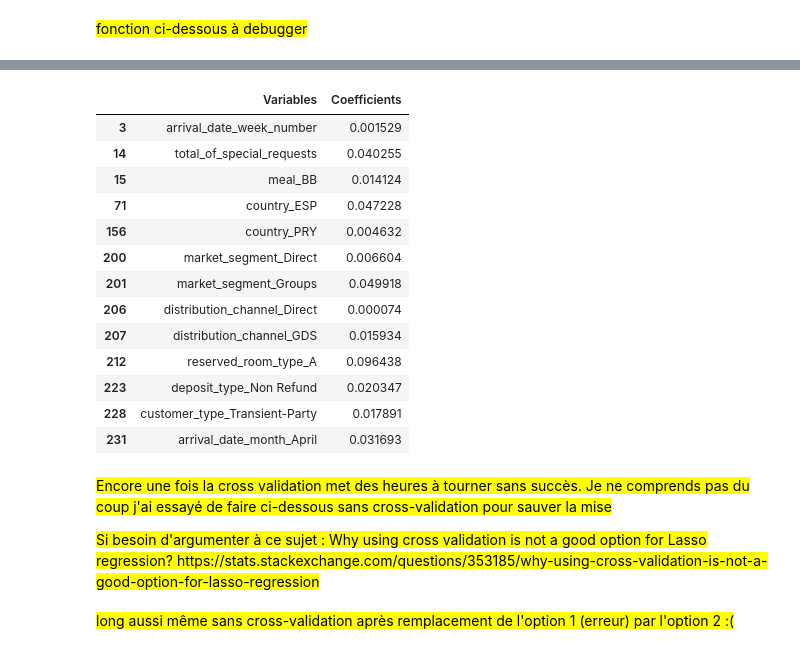
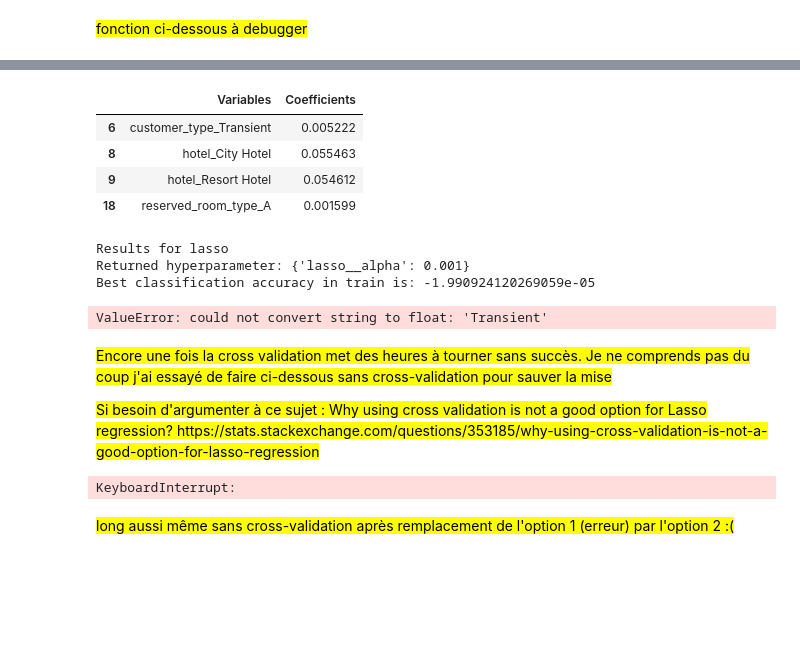
Before and after one commit to ARKEnsae/DM_ML_3A, a Jupyter notebook: TP2/TP2_KA_IB.ipynb, the cells around one changed output, grey strips where cells are left out. Saved outputs shown, nothing was run; the diff lists cells and outputs as text; code cells hidden in the pictures; blank space fills up the shorter version.

```diff
--- a/TP2/TP2_KA_IB.ipynb
+++ b/TP2/TP2_KA_IB.ipynb
@@ -875,7 +889,38 @@ g.map(sns.kdeplot, "value") #, shade=True
 # %% [markdown]
 ###  First model : simple logistic regression
+# %%
+#--------------------------------------------
+#Sélection des variables significatives
+#--------------------------------------------
+numeric_features = ["arrival_date_week_number","lead_time", "adr","children"]
+categorical_features = ["customer_type","hotel", "market_segment", "reserved_room_type"] #"bool_parking"
+features = numeric_features + categorical_features
+
+data3 = data.copy()
+
+# New variable : boolean of value 1 if required_car_parking_spaces > 0
+data3["bool_parking"] = data3["required_car_parking_spaces"] > 0
+data3["bool_parking"] = data3["bool_parking"].astype(int)
+
+X = data2[features]
+y = data2["bool_parking"]
+
+#Transformers
+numeric_transformer = Pipeline(steps=[
+                                    ("imputer", SimpleImputer(strategy="constant", fill_value=0)),
+                                    ("scaler", MinMaxScaler())])
+categorical_transformer = Pipeline(steps=[
+                                    ("imputer", SimpleImputer(strategy="constant", fill_value="Not defined")),
+                                    ("onehot", OneHotEncoder(handle_unknown='ignore'))]) #
+preproc = ColumnTransformer(transformers=[("num", numeric_transformer, numeric_features),
+                                          ("cat", categorical_transformer, categorical_features)])
+X, y = shuffle(X,y)
+X_train, X_test, y_train, y_test = train_test_split(X, y)
+
+X_preproc = preproc.fit_transform(X)
+X_train_preproc, X_test_preproc, y_train_preproc, y_test_preproc = train_test_split(X_preproc, y)
 # %%
-models = [("logreg", LogisticRegression(max_iter=700))]
+models = [("logreg", LogisticRegression(max_iter=500))]
 grids = {"logreg" : {'logreg__C': np.logspace(-2, 2, 5, base=2)}}
 for name, model in models:
     pipe = Pipeline(steps=[('preprocessor', preproc), (name, model)])
@@ -894,6 +939,5 @@ Classification accuracy on test is: 0.9384548378450818
 # %%
-#logregr = LogisticRegression(max_iter=500, C=0.25) #best parameter C=0.25
-logregr = LogisticRegression(max_iter=500, C=0.5) #best parameter C=0.25
+logregr = LogisticRegression(max_iter=500, C=0.25) #best parameter C=0.25
 logregr.fit(X_train_preproc,y_train)
 y_pred = logregr.predict(X_test_preproc)
 
@@ -992,23 +1036,14 @@ len(labels_one_hot(X,categorical_features,numeric_features))
 # %%
-nom_var = labels_one_hot(X,categorical_features,numeric_features) + ['toto'] #juste en raison du bug ci-dessus
+nom_var = labels_one_hot(X,categorical_features,numeric_features)
 #print the non-zero coefficients for alpha = 0.001
 coeff001 = pd.DataFrame({'Variables':nom_var,'Coefficients':coefs_lasso[:,9]}) #alpha = 0.001
 coeff001[coeff001['Coefficients']>0]
 # %% [output]
 |  | Variables | Coefficients |
-| 3 | arrival_date_week_number | 0.001529 |
-| 14 | total_of_special_requests | 0.040255 |
-| 15 | meal_BB | 0.014124 |
-| 71 | country_ESP | 0.047228 |
-| 156 | country_PRY | 0.004632 |
-| 200 | market_segment_Direct | 0.006604 |
-| 201 | market_segment_Groups | 0.049918 |
-| 206 | distribution_channel_Direct | 0.000074 |
-| 207 | distribution_channel_GDS | 0.015934 |
-| 212 | reserved_room_type_A | 0.096438 |
-| 223 | deposit_type_Non Refund | 0.020347 |
-| 228 | customer_type_Transient-Party | 0.017891 |
-| 231 | arrival_date_month_April | 0.031693 |
+| 6 | customer_type_Transient | 0.005222 |
+| 8 | hotel_City Hotel | 0.055463 |
+| 9 | hotel_Resort Hotel | 0.054612 |
+| 18 | reserved_room_type_A | 0.001599 |
 # %%
 #### cross-validation lasso : NOT WORKING VERY LONG ?!
 models = [("lasso", Lasso(random_state=0, max_iter=10000))]
@@ -1025,6 +1060,11 @@ for name, model in models:
     print('Best classification accuracy in train is: {}'.format(clf.best_score_))
     print('Classification accuracy on test is: {}'.format(clf.score(X_test, y_test)))
     print(clf.cv_results_)
+# %% [output]
+Results for lasso
+Returned hyperparameter: {'lasso__alpha': 0.001}
+Best classification accuracy in train is: -1.990924120269059e-05
+ValueError: could not convert string to float: 'Transient'
 # %% [markdown]
 <mark>Encore une fois la cross validation met des heures à tourner sans succès. Je ne comprends pas du coup j'ai essayé de faire ci-dessous sans cross-validation pour sauver la mise </mark>
 
@@ -1053,6 +1093,8 @@ from sklearn.metrics import r2_score
 print("MSE: ", mean_squared_error(y_test, y_pred, squared=False))
 print("R2: ", r2_score(y_test, y_pred))
 #print("accuracy : ", accuracy_score(y_test, y_pred)) #impossible because not binary
+# %% [output]
+KeyboardInterrupt:
 # %% [markdown]
 <mark> long aussi même sans cross-validation après remplacement de l'option 1 (erreur) par l'option 2 :( </mark>
 # %% [markdown]
```
Also changed, not shown: parts of 11 cells of this notebook.
